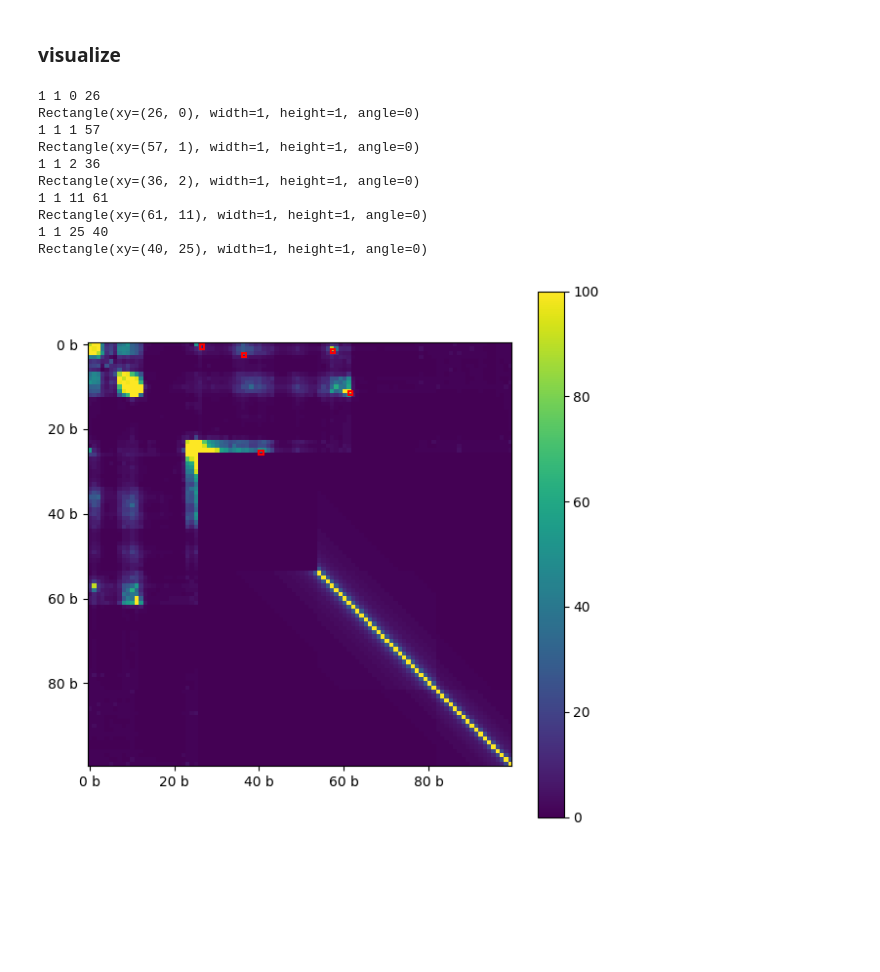
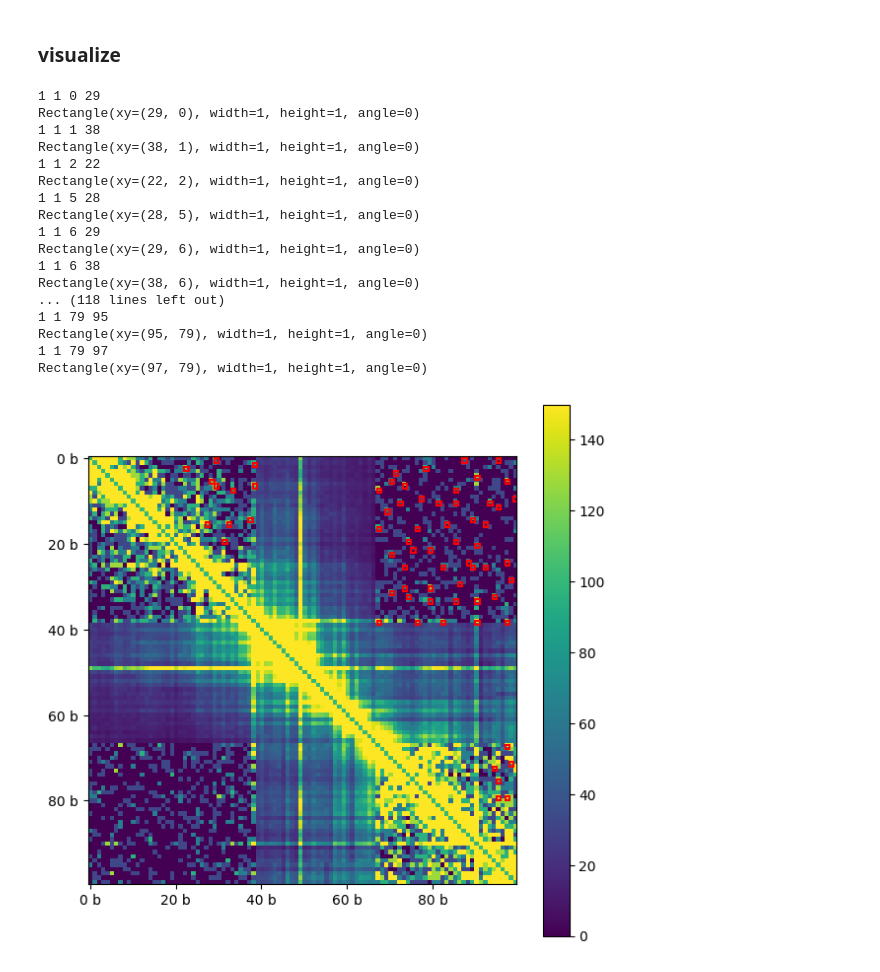
Before and after one commit to amulyagarimella/fast-sequencing-AI-imputation, a Jupyter notebook: notebooks/loopcalling.ipynb, the cells around one changed output. Cells and saved outputs as stored; diff of their text form; code cells hidden in the pictures; blank space fills up the shorter version.

```diff
--- a/notebooks/loopcalling.ipynb
+++ b/notebooks/loopcalling.ipynb
@@ -70,7 +70,10 @@ clr_orig = cooler.Cooler(f"/Users/amulyagarimella/Documents/2241finalproject/dat
 
 clr_orig_5kb = cooler.Cooler("/Users/amulyagarimella/Documents/2241finalproject/data/GM12878.GSE115524/GM12878.GSE115524.Homo_Sapiens.CTCF.b1.mcool::resolutions/5000")
 
-clr_roi = cooler.Cooler("/Users/amulyagarimella/Documents/2241finalproject/outputs/imputed/HiCNN2/roi/2025-05-06_08-06-32/21_predicted_hic.cool::/")
+clr_roi_expected = cooler.Cooler("/Users/amulyagarimella/Documents/2241finalproject/outputs/imputed/HiCNN2/roi/2025-05-06_08-06-32/21_predicted_hic.cool::/")
+
+clr_roi = cooler.Cooler("/Users/amulyagarimella/Documents/2241finalproject/outputs/imputed/HiCNN2/roi/2025-05-06_08-04-00/21_predicted_hic.cool::/")
+
 clr_full = cooler.Cooler("/Users/amulyagarimella/Documents/2241finalproject/outputs/imputed/HiCNN2/full/2025-05-05_20-05-06/21_predicted_hic.cool::/")
 # %%
 
@@ -139,17 +146,17 @@ region = ('chr21', start_bp, (start_bp + size_bp))
 # %%
 # compute heatmap for the region
-region_matrix = clr_orig.matrix(balance=False).fetch(region)
+region_matrix = clr_orig.matrix(balance=False).fetch(region_roi)
 #for diag in [-1,0,1]:
 #    region_matrix = fill_diag(region_matrix, np.nan, i=diag)
 
 # see viz.ipynb for details of heatmap visualization
 f, ax = plt.subplots(figsize=(7,7))
-im = ax.matshow(region_matrix,vmax=100)
+im = ax.matshow(region_matrix,vmax=25)
 format_ticks(ax, rotate=False)
 plt.colorbar(im, ax=ax)
 
 # draw rectangular "boxes" around pixels called as dots in the "region":
-for box in rectangles_around_dots(dots_df, region, lw=1.5, ec="red"):
+for box in rectangles_around_dots(dots_df, region_roi, lw=1.5, ec="red"):
     print(box)
     ax.add_patch(box)
 
@@ -214,7 +206,7 @@ region = ('chr21', start_bp, (start_bp + size_bp))
 # %%
 
 # compute heatmap for the region
-region_matrix = clr_full.matrix(balance=False).fetch(region)
+region_matrix = clr_full.matrix(balance=False).fetch(region_roi)
 #for diag in [-1,0,1]:
 #    region_matrix = fill_diag(region_matrix, np.nan, i=diag)
 
@@ -225,7 +217,7 @@ format_ticks(ax, rotate=False)
 plt.colorbar(im, ax=ax)
 
 # draw rectangular "boxes" around pixels called as dots in the "region":
-for box in rectangles_around_dots(dots_df_full, region, lw=1.5, ec="red"):
+for box in rectangles_around_dots(dots_df_full, region_roi, lw=1.5, ec="red"):
     print(box)
     ax.add_patch(box)
 
@@ -279,41 +278,39 @@ INFO:root:filtered 408 out of 789 centroids to reduce the number of false-positi
 # %% [markdown]
 ### visualize
 # %%
-# define a region to look into as an example
-chrom = "chr21"
-start_bp = dots_df_roi['start1'].iloc[0]
-size_bp = np.max([(dots_df_roi['start2'].iloc[0] - dots_df_roi['start1'].iloc[0]), 1_000_000])
-
-binsize = 10000
-
-region = ('chr21', start_bp, (start_bp + size_bp))
-
 # compute heatmap for the region
-region_matrix = clr_roi.matrix(balance=False).fetch(region)
+region_matrix = clr_roi.matrix(balance=False).fetch(region_roi)
 #for diag in [-1,0,1]:
 #    region_matrix = fill_diag(region_matrix, np.nan, i=diag)
 
 # see viz.ipynb for details of heatmap visualization
 f, ax = plt.subplots(figsize=(7,7))
-im = ax.matshow(region_matrix,vmax=100)
+im = ax.matshow(region_matrix,vmax=150)
 format_ticks(ax, rotate=False)
 plt.colorbar(im, ax=ax)
 
 # draw rectangular "boxes" around pixels called as dots in the "region":
-for box in rectangles_around_dots(dots_df_roi, region, lw=1.5, ec="red"):
+for box in rectangles_around_dots(dots_df_roi, region_roi, lw=1.5, ec="red"):
     print(box)
     ax.add_patch(box)
 
 plt.show()
 # %% [output]
-1 1 0 26
-Rectangle(xy=(26, 0), width=1, height=1, angle=0)
-1 1 1 57
-Rectangle(xy=(57, 1), width=1, height=1, angle=0)
-1 1 2 36
-Rectangle(xy=(36, 2), width=1, height=1, angle=0)
-1 1 11 61
-Rectangle(xy=(61, 11), width=1, height=1, angle=0)
-1 1 25 40
-Rectangle(xy=(40, 25), width=1, height=1, angle=0)
+1 1 0 29
+Rectangle(xy=(29, 0), width=1, height=1, angle=0)
+1 1 1 38
+Rectangle(xy=(38, 1), width=1, height=1, angle=0)
+1 1 2 22
+Rectangle(xy=(22, 2), width=1, height=1, angle=0)
+1 1 5 28
+Rectangle(xy=(28, 5), width=1, height=1, angle=0)
+1 1 6 29
+Rectangle(xy=(29, 6), width=1, height=1, angle=0)
+1 1 6 38
+Rectangle(xy=(38, 6), width=1, height=1, angle=0)
+... (118 lines left out)
+1 1 79 95
+Rectangle(xy=(95, 79), width=1, height=1, angle=0)
+1 1 79 97
+Rectangle(xy=(97, 79), width=1, height=1, angle=0)
-[figure, old version]
+[figure, new version]
```
Also changed, not shown: parts of 9 cells of this notebook, 2 other files.
